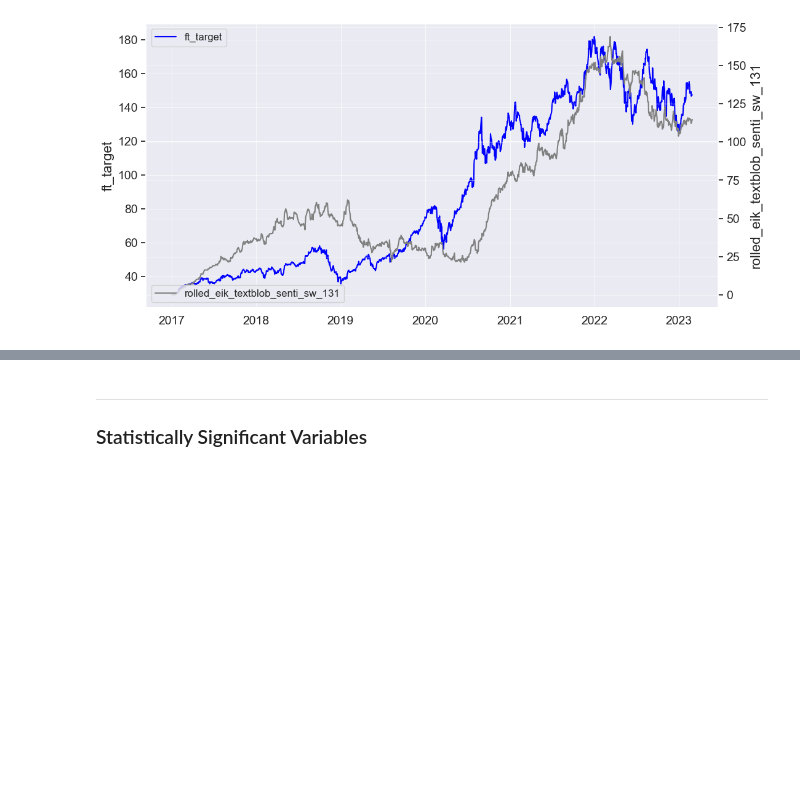
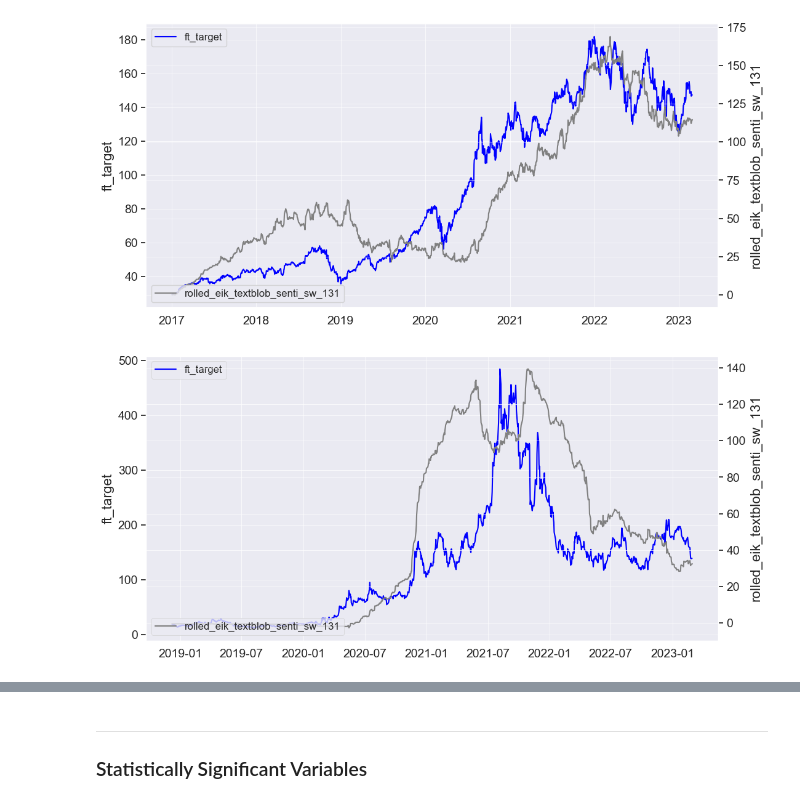
Before and after one commit to Diegozu97/thesis_code, a Jupyter notebook: 05_data_prep.ipynb, the cells around one changed output, grey strips where cells are left out. Drawn from its saved outputs; the diff is of its cells as text; code cells hidden in the pictures; blank space fills up the shorter version.

```diff
--- a/05_data_prep.ipynb
+++ b/05_data_prep.ipynb
@@ -260,7 +261,7 @@ def prepare_df(df, col_to_pred : str, Ssenti_vars: list, lag):
 ---
 ### Selecting Company and Adding Sentiment Variables
 # %%
-company = "apple"
+company = "moderna"
 comp_pred_df = master_table[master_table["company"] == company]
 comp_pred_df.loc[:, "interest"] = comp_pred_df["interest"].ffill().fillna(0.0) # modify the original DataFrame using .loc
 comp_pred_df.loc[:, "rolling_interest"] = comp_pred_df["interest"].rolling(3).mean().ffill().fillna(0.0)
@@ -313,3 +314,7 @@ plot_three_line_chart(comp_pred_df_senti, "datetime", "ft_target","rolled_eik_te
 plot_three_line_chart(comp_pred_df_senti, "datetime", "ft_target","rolled_eik_textblob_senti_sw_131")
 # %% [output]
 [figure]
+# %%
+plot_three_line_chart(comp_pred_df_senti, "datetime", "ft_target","rolled_eik_textblob_senti_sw_131")
+# %% [output]
+[figure, added]
```
Also changed, not shown: parts of 13 cells of this notebook, 2 other files.
